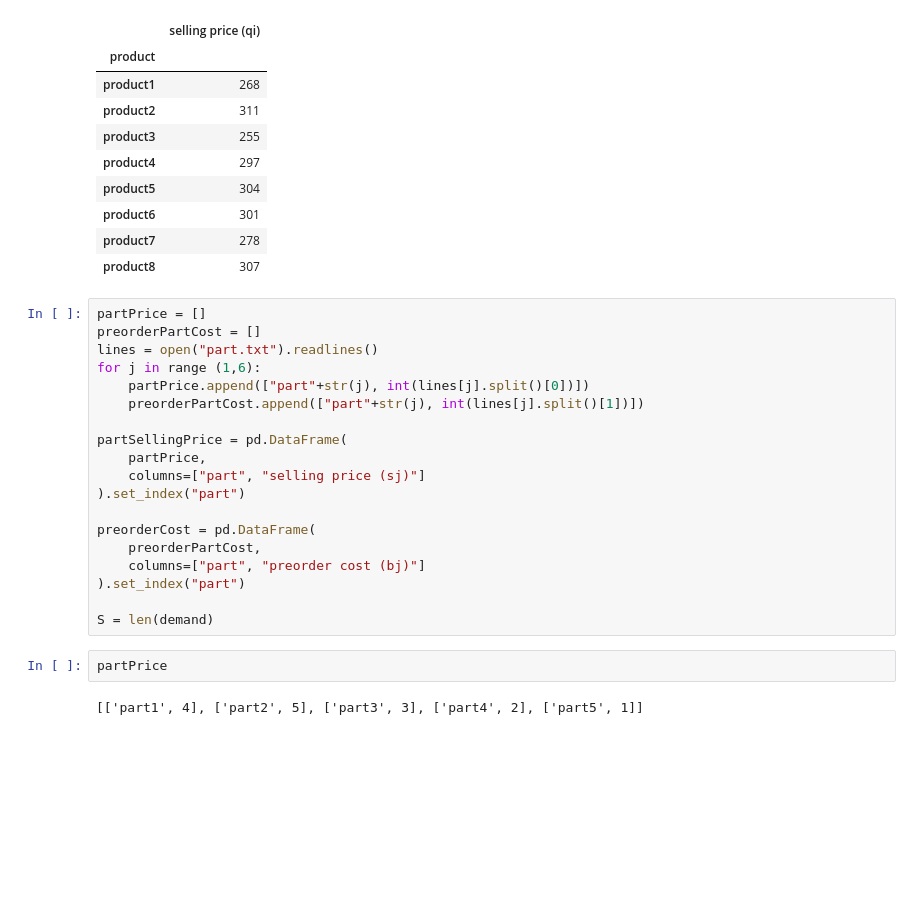
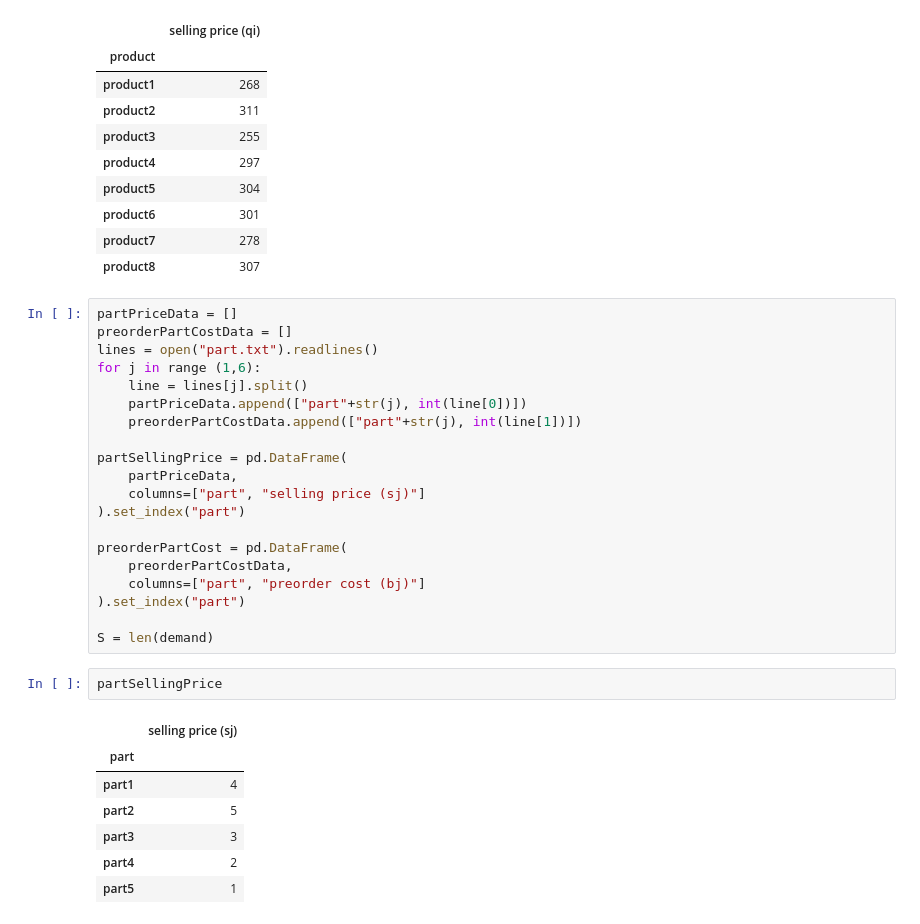
Before and after one commit to NguyenDatk2022/Mathematical_Modeling, a Jupyter notebook: MHH.ipynb, the cells around one changed output. Saved outputs shown, nothing was run; the diff lists cells and outputs as text; blank space fills up the shorter version.

```diff
--- a/MHH.ipynb
+++ b/MHH.ipynb
@@ -212,28 +192,35 @@ productSellingPrice
 | product7 | 278 |
 | product8 | 307 |
 # %%
-partPrice = []
-preorderPartCost = []
+partPriceData = []
+preorderPartCostData = []
 lines = open("part.txt").readlines()
 for j in range (1,6):
-    partPrice.append(["part"+str(j), int(lines[j].split()[0])])
-    preorderPartCost.append(["part"+str(j), int(lines[j].split()[1])])
+    line = lines[j].split()
+    partPriceData.append(["part"+str(j), int(line[0])])
+    preorderPartCostData.append(["part"+str(j), int(line[1])])
 
 partSellingPrice = pd.DataFrame(
-    partPrice,
+    partPriceData,
     columns=["part", "selling price (sj)"]
 ).set_index("part")
 
-preorderCost = pd.DataFrame(
-    preorderPartCost,
+preorderPartCost = pd.DataFrame(
+    preorderPartCostData,
     columns=["part", "preorder cost (bj)"]
 ).set_index("part")
 
 S = len(demand)
 # %%
-partPrice
+partSellingPrice
 # %% [output]
-[['part1', 4], ['part2', 5], ['part3', 3], ['part4', 2], ['part5', 1]]
+|  | selling price (sj) |
+| part |  |
+| part1 | 4 |
+| part2 | 5 |
+| part3 | 3 |
+| part4 | 2 |
+| part5 | 1 |
 # %%
 preorderPartCost
 # %% [output]
```
Also changed, not shown: parts of 20 cells of this notebook, 4 other files.
